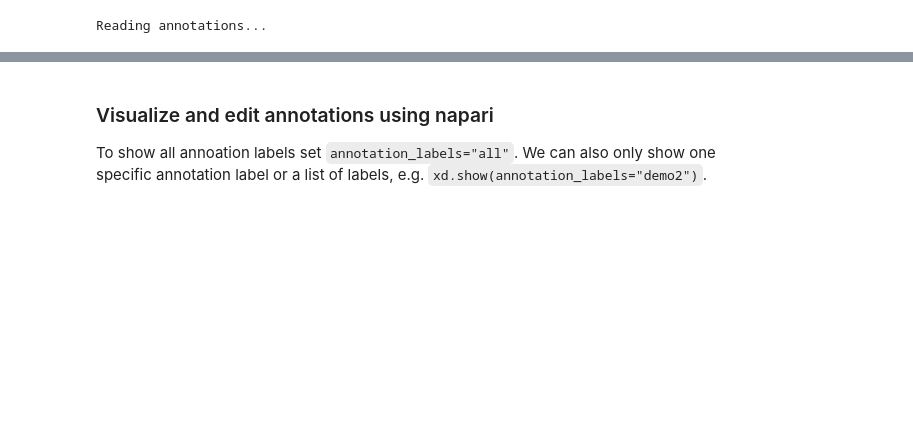
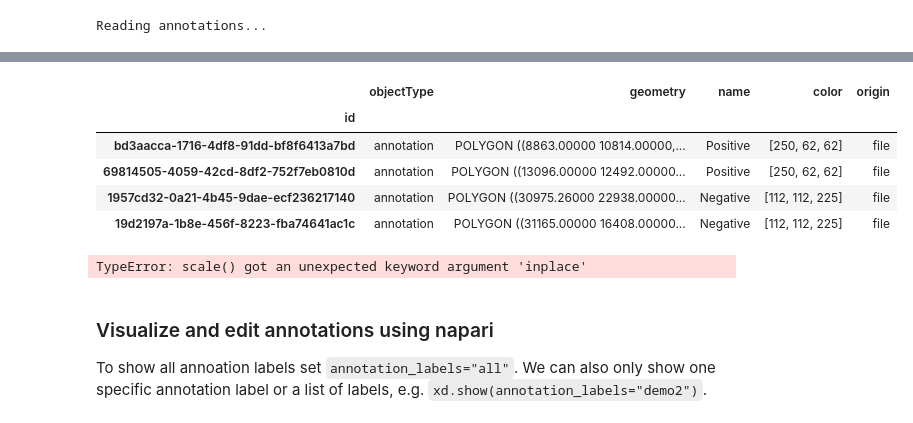
Before and after one commit to b-lemke98/InSituPy-1, a Jupyter notebook: notebooks/dev/04_InSituPy_demo_annotations_testing.ipynb, the cells around one changed output, grey strips where cells are left out. Cells and saved outputs as stored; diff of their text form; code cells hidden in the pictures; blank space fills up the shorter version.

```diff
--- a/notebooks/dev/04_InSituPy_demo_annotations_testing.ipynb
+++ b/notebooks/dev/04_InSituPy_demo_annotations_testing.ipynb
@@ -116,6 +133,19 @@ Metadata file:  experiment_modified.xenium
     ➤ annotations
        demo:    4 annotations, 2 classes ('Positive', 'Negative')
        demo2:   5 annotations, 3 classes ('Negative', 'Positive', 'Other')
+# %%
+xd.annotations.demo
+# %% [output]
+|  | objectType | geometry | name | color | origin |
+| id |  |  |  |  |  |
+| bd3aacca-1716-4df8-91dd-bf8f6413a7bd | annotation | POLYGON ((8863.00000 10814.00000,... | Positive | [250, 62, 62] | file |
+| 69814505-4059-42cd-8df2-752f7eb0810d | annotation | POLYGON ((13096.00000 12492.00000... | Positive | [250, 62, 62] | file |
+| 1957cd32-0a21-4b45-9dae-ecf236217140 | annotation | POLYGON ((30975.26000 22938.00000... | Negative | [112, 112, 225] | file |
+| 19d2197a-1b8e-456f-8223-fba74641ac1c | annotation | POLYGON ((31165.00000 16408.00000... | Negative | [112, 112, 225] | file |
+# %%
+xd.annotations.demo.geometry.scale(origin=(0,0), xfact=1, yfact=1, inplace=True)
+# %% [output]
+TypeError: scale() got an unexpected keyword argument 'inplace'
 # %% [markdown]
 ### Visualize and edit annotations using napari
 
```
Also changed, not shown: parts of 32 cells of this notebook, 5 other files.
